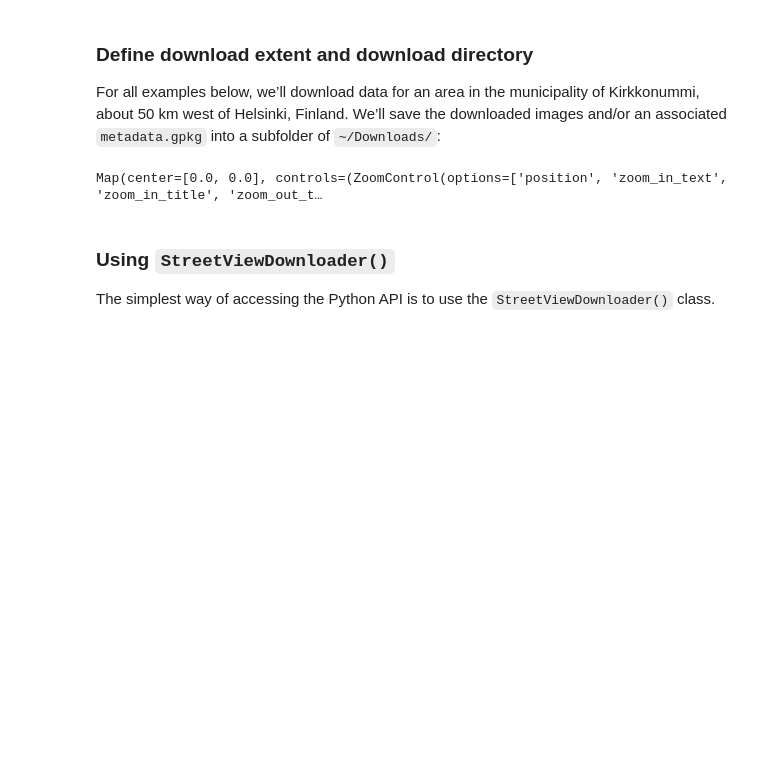
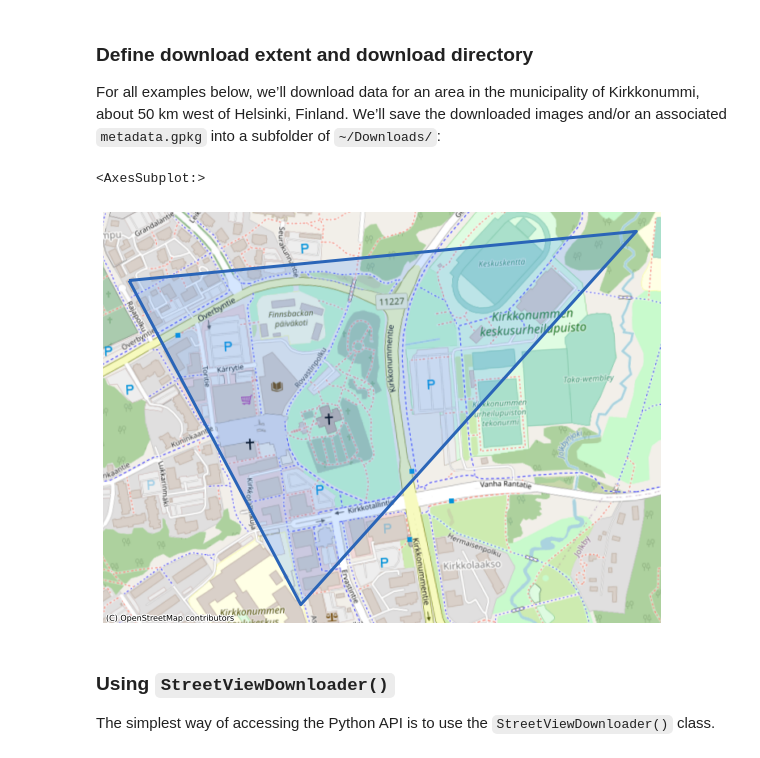
Before and after one commit to DigitalGeographyLab/streetviewdownloader, a Jupyter notebook: docs/basic-usage.ipynb, the cells around one changed output. Drawn from its saved outputs; the diff is of its cells as text; code cells hidden in the pictures; blank space fills up the shorter version.

```diff
--- a/docs/basic-usage.ipynb
+++ b/docs/basic-usage.ipynb
@@ -55,17 +97,15 @@ For all examples below, we’ll download data for an area in the municipality of
 # %%
 import shapely.wkt
 import ipyleaflet
 
+
 output_directory = "/home/USER/Downloads/StreetView/"
 kirkkonummi = shapely.wkt.loads("POLYGON((24.4343 60.1269, 24.4478 60.1272, 24.4384 60.1225, 24.4343 60.1269))")
 
-map1 = ipyleaflet.Map()
-map1.add_layer(ipyleaflet.WKTLayer(wkt_string=kirkkonummi.wkt))
-map1.fit_bounds(((kirkkonummi.bounds[1],kirkkonummi.bounds[0]),(kirkkonummi.bounds[3],kirkkonummi.bounds[2])))
-
-map1
+plot(kirkkonummi)
 # %% [output]
-Map(center=[0.0, 0.0], controls=(ZoomControl(options=['position', 'zoom_in_text', 'zoom_in_title', 'zoom_out_t…
+<AxesSubplot:>
+[figure, added]
 # %% [markdown]
 ### Using `StreetViewDownloader()`
 
```
Also changed, not shown: parts of 5 cells of this notebook, 2 other files.
